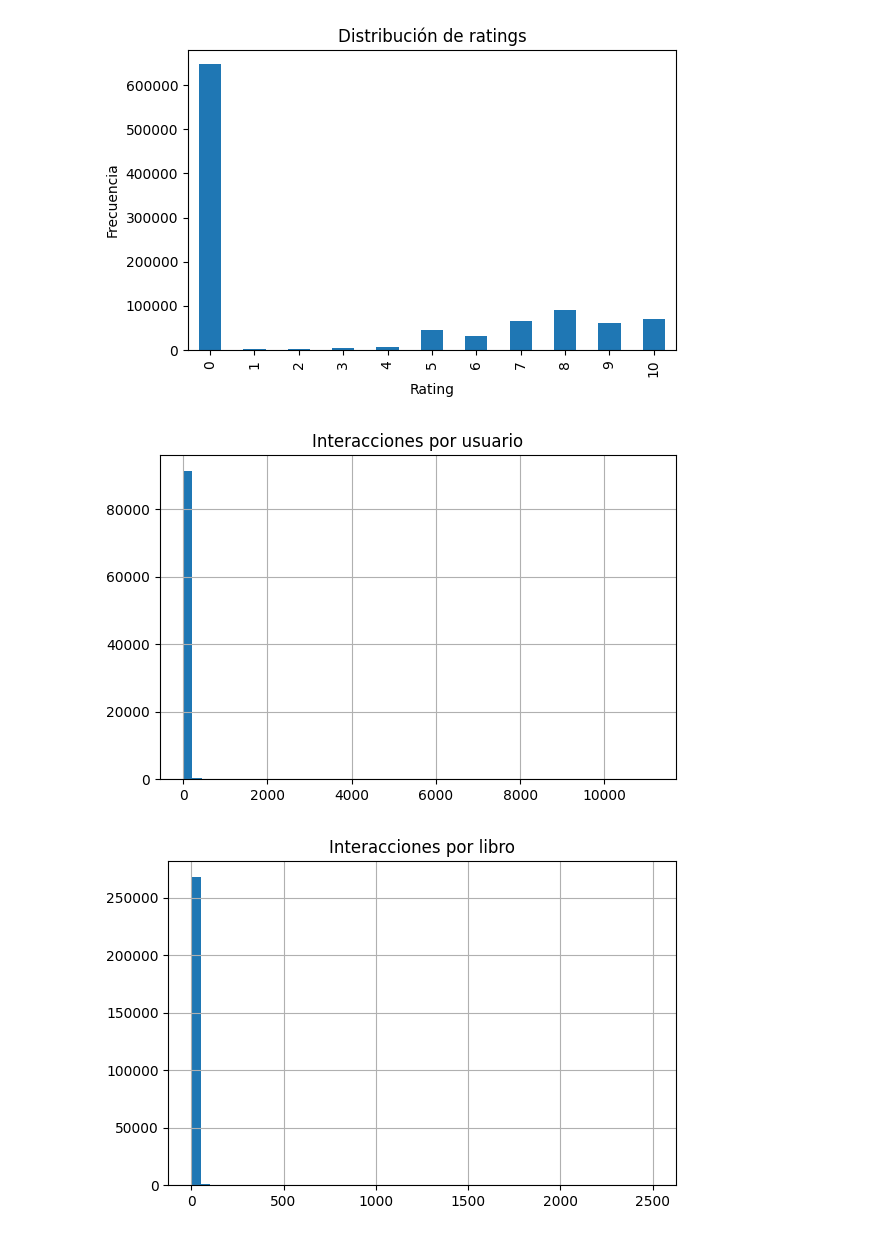
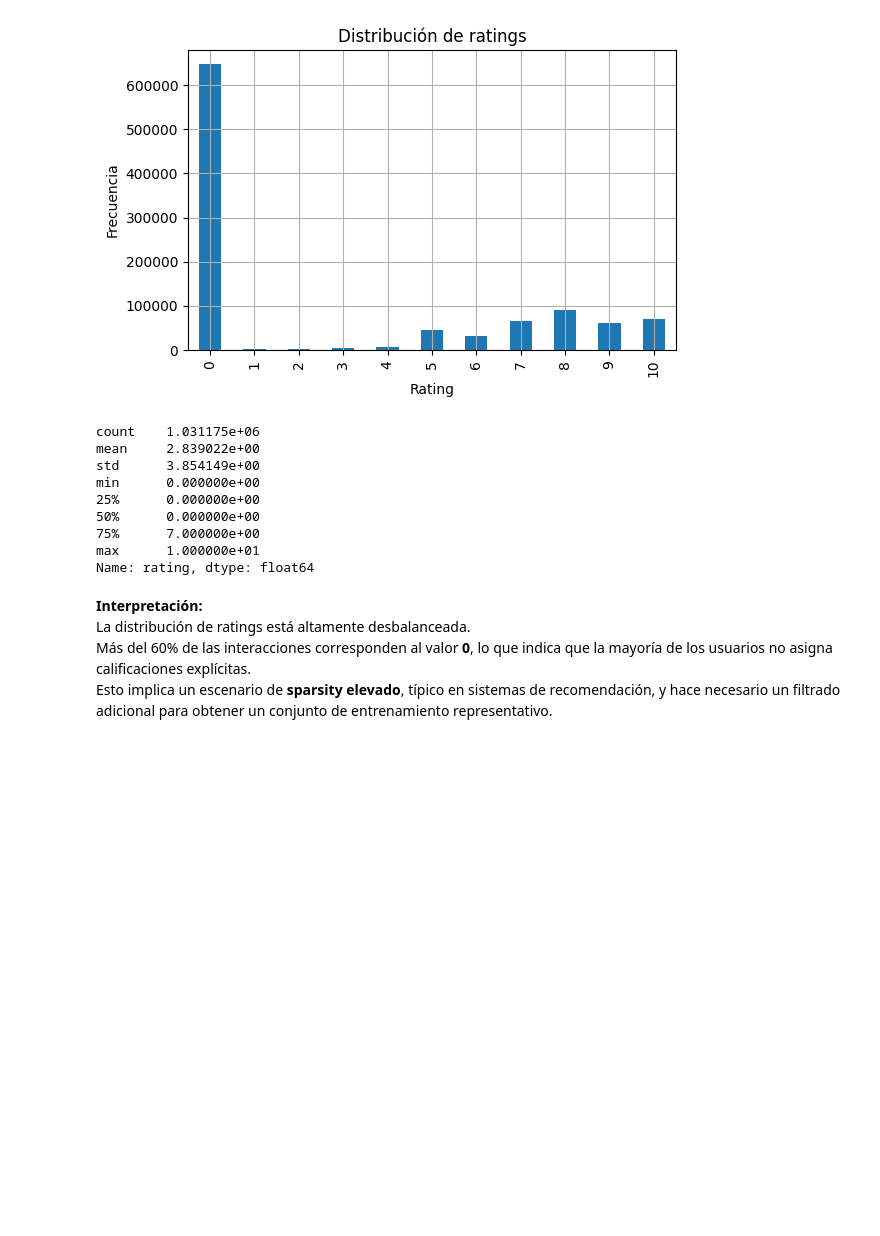
Before and after one commit to FranzBurneo/TafSistemasDeRecomendacion, a Jupyter notebook: TAF_Fase1_BookCrossing_local.ipynb, the cells around one changed output. Cells and saved outputs as stored; diff of their text form; code cells hidden in the pictures; blank space fills up the shorter version.

Commit message:
feat: versión final

```diff
--- a/TAF_Fase1_BookCrossing_local.ipynb
+++ b/TAF_Fase1_BookCrossing_local.ipynb
@@ -16,17 +14,22 @@ E:\proyectos\MaestriaIAA\SistemasDeRecomendacion\mnt\data
 # %%
-
 import pandas as pd
 import numpy as np
 import matplotlib.pyplot as plt
 from pathlib import Path
-from scipy.sparse import csr_matrix
 
-# 👉 Ajusta aquí tu ruta si la cambias en el futuro
-DATA_DIR = Path(r"E:\proyectos\MaestriaIAA\SistemasDeRecomendacion\mnt\data")
-OUTPUT_DIR = DATA_DIR / "fase1_outputs"
+# Librerías para filtrado colaborativo
+from surprise import Dataset, Reader, KNNBasic, SVD, accuracy
+from surprise.model_selection import train_test_split, cross_validate, GridSearchCV
+
+from collections import defaultdict
+
+plt.rcParams["figure.figsize"] = (6, 4)
+plt.rcParams["axes.grid"] = True
+
+DATA_DIR = Path(r"C:\proyectos\MaestriaIA\SistemasDeRecomendacion\TafSistemasDeRecomendacion\mnt\data")
+OUTPUT_DIR = DATA_DIR / "outputs_taf"
 OUTPUT_DIR.mkdir(parents=True, exist_ok=True)
 
-print("Usando DATA_DIR =", DATA_DIR.resolve())
-print("Salidas en     =", OUTPUT_DIR.resolve())
-print("Versión pandas:", pd.__version__)
+print("DATA_DIR:", DATA_DIR.resolve())
+print("OUTPUT_DIR:", OUTPUT_DIR.resolve())
 # %% [output]
@@ -148,26 +187,27 @@ summary
 # %%
-
-ratings_df['rating'].value_counts().sort_index().plot(kind='bar', figsize=(6,4))
+ratings_df['rating'].value_counts().sort_index().plot(kind='bar')
 plt.title('Distribución de ratings')
 plt.xlabel('Rating')
 plt.ylabel('Frecuencia')
 plt.tight_layout()
 plt.show()
 
-user_activity = ratings_df.groupby('user_id')['item_id'].count().rename('n_interacciones')
-item_pop      = ratings_df.groupby('item_id')['user_id'].count().rename('n_interacciones')
-
-user_activity.hist(bins=50, figsize=(6,4))
-plt.title('Interacciones por usuario')
-plt.tight_layout()
-plt.show()
-
-item_pop.hist(bins=50, figsize=(6,4))
-plt.title('Interacciones por libro')
-plt.tight_layout()
-plt.show()
+stats_ratings = ratings_df['rating'].describe()
+stats_ratings
 # %% [output]
-[figure, old version]
+[figure, new version]
-[figure, removed]
-[figure, removed]
+count    1.031175e+06
+mean     2.839022e+00
+std      3.854149e+00
+min      0.000000e+00
+25%      0.000000e+00
+50%      0.000000e+00
+75%      7.000000e+00
+max      1.000000e+01
+Name: rating, dtype: float64
+# %% [markdown]
+**Interpretación:**
+La distribución de ratings está altamente desbalanceada.
+Más del 60% de las interacciones corresponden al valor **0**, lo que indica que la mayoría de los usuarios no asigna calificaciones explícitas.
+Esto implica un escenario de **sparsity elevado**, típico en sistemas de recomendación, y hace necesario un filtrado adicional para obtener un conjunto de entrenamiento representativo.
 # %% [markdown]
```
Also changed, not shown: parts of 53 cells of this notebook, 3 other files.
